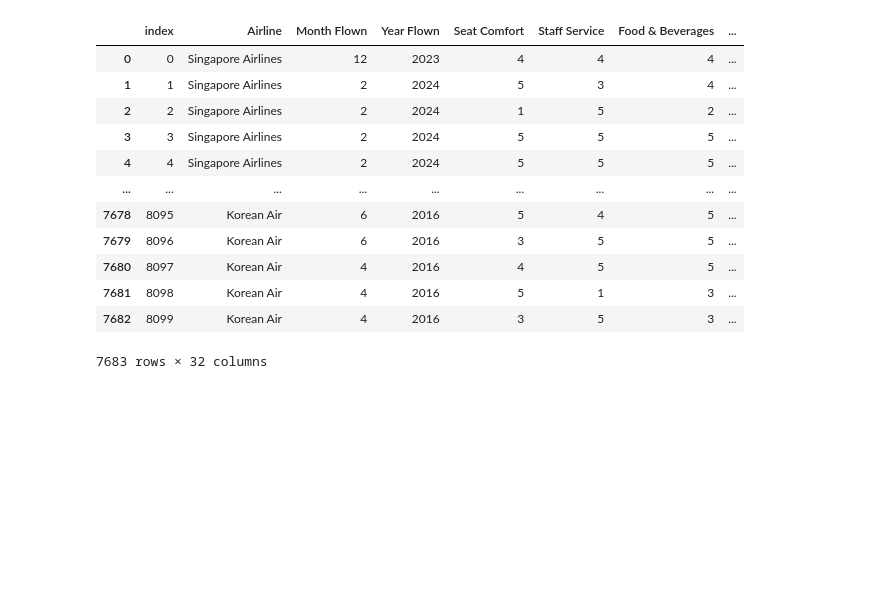
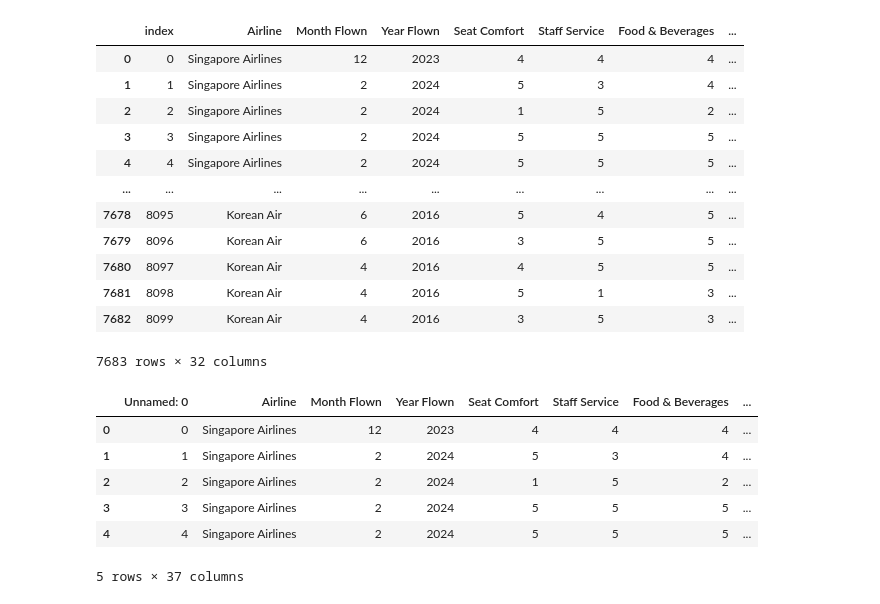
Before and after one commit to HasmigG/Airline_Passenger_Satisfaction_Analysis, a Jupyter notebook: etl_in_progress.ipynb, the cells around one changed output. Drawn from its saved outputs; the diff is of its cells as text; code cells hidden in the pictures; blank space fills up the shorter version.

```diff
--- a/etl_in_progress.ipynb
+++ b/etl_in_progress.ipynb
@@ -94,3 +94,15 @@ pd.read_sql('SELECT * FROM airlines_reviews', conn)
 | 7681 | 8098 | Korean Air | 4 | 2016 | 5 | 1 | 3 | ... |
 | 7682 | 8099 | Korean Air | 4 | 2016 | 3 | 5 | 3 | ... |
 7683 rows × 32 columns
+# %%
+df_flask = pd.read_csv('static/data/airline_reviews_for_flask.csv')
+# %%
+df_flask.head()
+# %% [output]
+|  | Unnamed: 0 | Airline | Month Flown | Year Flown | Seat Comfort | Staff Service | Food & Beverages | ... |
+| 0 | 0 | Singapore Airlines | 12 | 2023 | 4 | 4 | 4 | ... |
+| 1 | 1 | Singapore Airlines | 2 | 2024 | 5 | 3 | 4 | ... |
+| 2 | 2 | Singapore Airlines | 2 | 2024 | 1 | 5 | 2 | ... |
+| 3 | 3 | Singapore Airlines | 2 | 2024 | 5 | 5 | 5 | ... |
+| 4 | 4 | Singapore Airlines | 2 | 2024 | 5 | 5 | 5 | ... |
+5 rows × 37 columns
```
Also changed, not shown: parts of 5 cells of this notebook, 7 other files.
